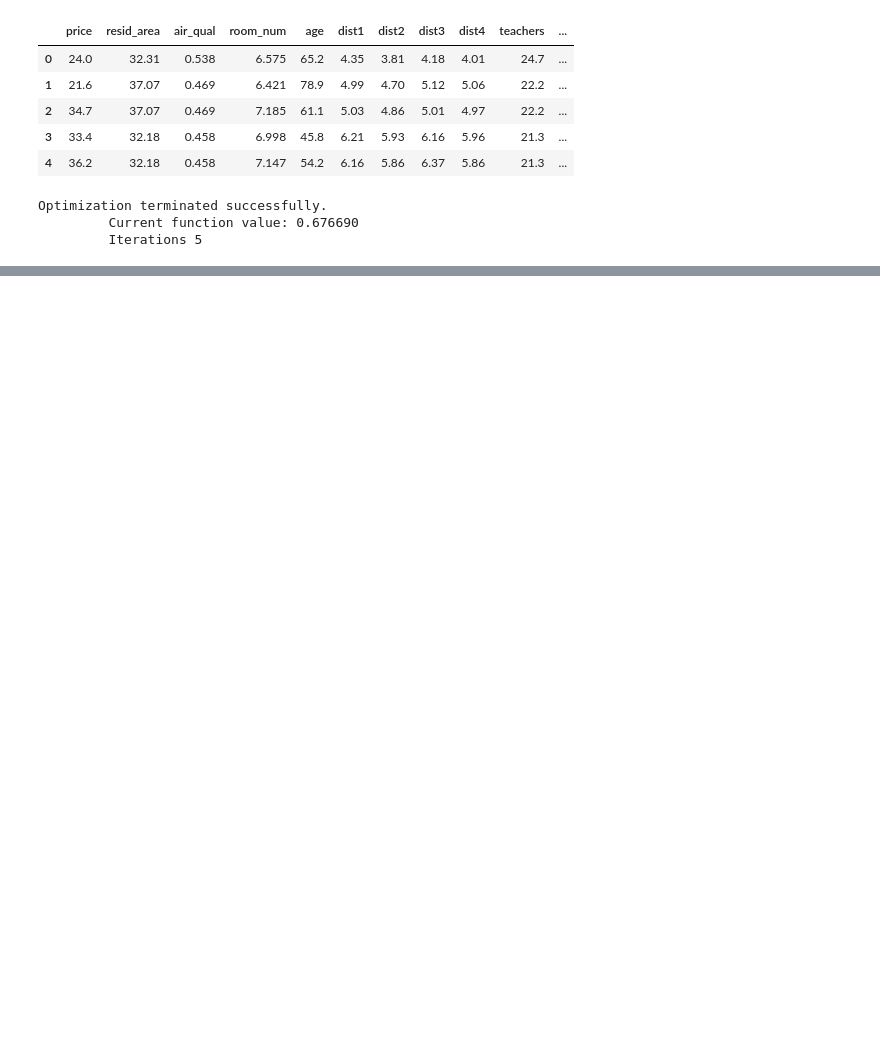
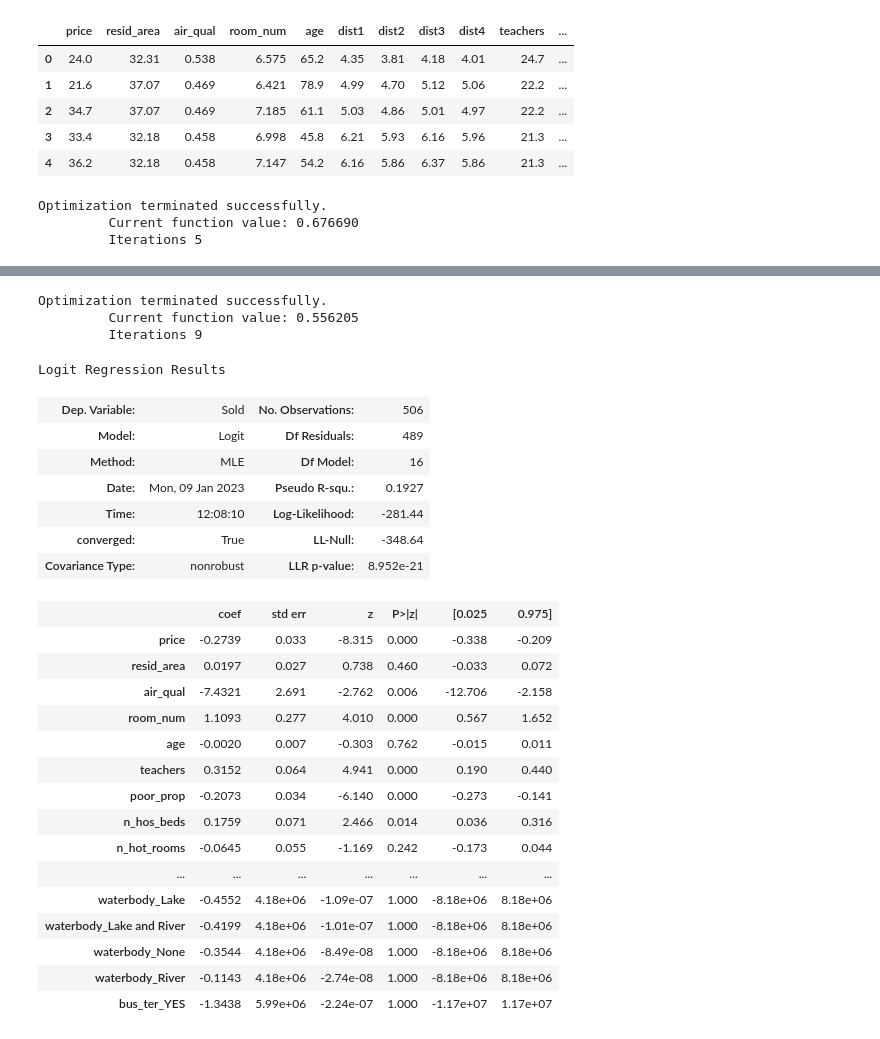
Before and after one commit to MidlajN/ML_Programs, a Jupyter notebook: ML/CM_statsmodel.ipynb, the cells around one changed output, grey strips where cells are left out. Cells and saved outputs as stored; diff of their text form; code cells hidden in the pictures; blank space fills up the shorter version.

```diff
--- a/ML/CM_statsmodel.ipynb
+++ b/ML/CM_statsmodel.ipynb
@@ -45,0 +108,8 @@ Logit Regression Results
+# %%
+#  assign all the variable to x using loc
+
+x = df.loc[:, df.columns != 'Sold']
+# %%
+y = df.Sold
+# %%
+x_const = sn.add_constant(x)
@@ -45,0 +131,33 @@ Logit Regression Results
+# %%
+logit = sm.Logit(y,x_const).fit()
+# %% [output]
+Optimization terminated successfully.
+         Current function value: 0.556205
+         Iterations 9
+# %%
+logit.summary()
+# %% [output]
+Logit Regression Results
+| Dep. Variable: | Sold | No. Observations: | 506 |
+| Model: | Logit | Df Residuals: | 489 |
+| Method: | MLE | Df Model: | 16 |
+| Date: | Mon, 09 Jan 2023 | Pseudo R-squ.: | 0.1927 |
+| Time: | 12:08:10 | Log-Likelihood: | -281.44 |
+| converged: | True | LL-Null: | -348.64 |
+| Covariance Type: | nonrobust | LLR p-value: | 8.952e-21 |
+|  | coef | std err | z | P>|z| | [0.025 | 0.975] |
+| price | -0.2739 | 0.033 | -8.315 | 0.000 | -0.338 | -0.209 |
+| resid_area | 0.0197 | 0.027 | 0.738 | 0.460 | -0.033 | 0.072 |
+| air_qual | -7.4321 | 2.691 | -2.762 | 0.006 | -12.706 | -2.158 |
+| room_num | 1.1093 | 0.277 | 4.010 | 0.000 | 0.567 | 1.652 |
+| age | -0.0020 | 0.007 | -0.303 | 0.762 | -0.015 | 0.011 |
+| teachers | 0.3152 | 0.064 | 4.941 | 0.000 | 0.190 | 0.440 |
+| poor_prop | -0.2073 | 0.034 | -6.140 | 0.000 | -0.273 | -0.141 |
+| n_hos_beds | 0.1759 | 0.071 | 2.466 | 0.014 | 0.036 | 0.316 |
+| n_hot_rooms | -0.0645 | 0.055 | -1.169 | 0.242 | -0.173 | 0.044 |
+| ... | ... | ... | ... | ... | ... | ... |
+| waterbody_Lake | -0.4552 | 4.18e+06 | -1.09e-07 | 1.000 | -8.18e+06 | 8.18e+06 |
+| waterbody_Lake and River | -0.4199 | 4.18e+06 | -1.01e-07 | 1.000 | -8.18e+06 | 8.18e+06 |
+| waterbody_None | -0.3544 | 4.18e+06 | -8.49e-08 | 1.000 | -8.18e+06 | 8.18e+06 |
+| waterbody_River | -0.1143 | 4.18e+06 | -2.74e-08 | 1.000 | -8.18e+06 | 8.18e+06 |
+| bus_ter_YES | -1.3438 | 5.99e+06 | -2.24e-07 | 1.000 | -1.17e+07 | 1.17e+07 |
```
Also changed, not shown: parts of 16 cells of this notebook, 1 other file.
